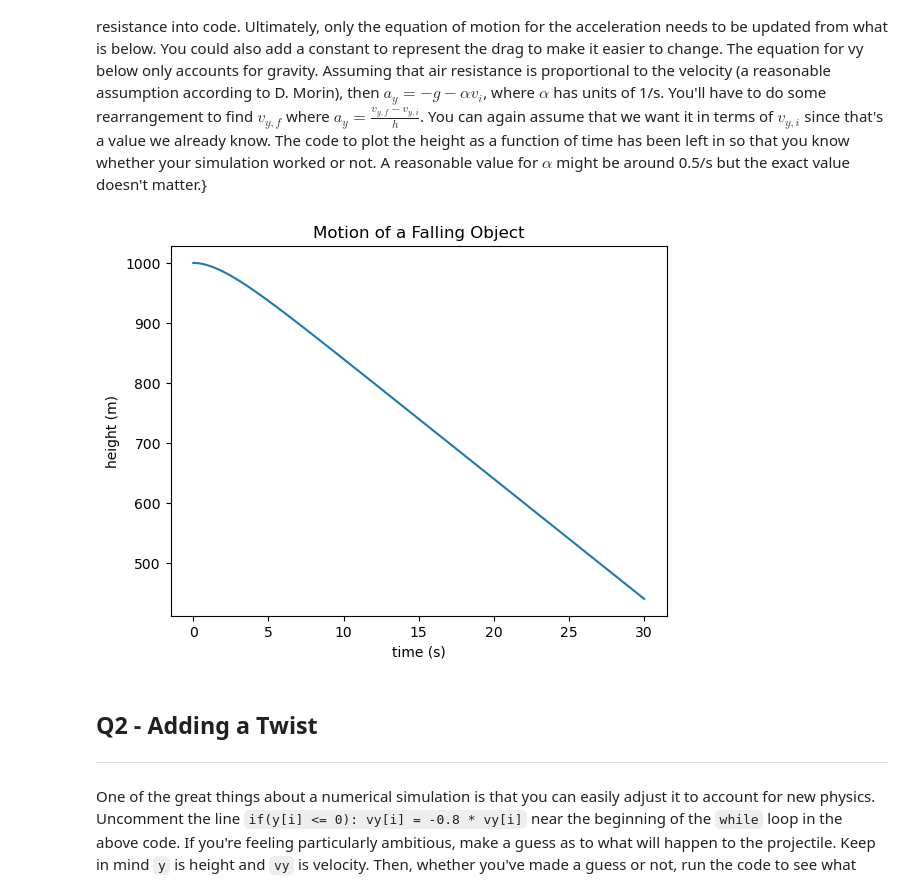
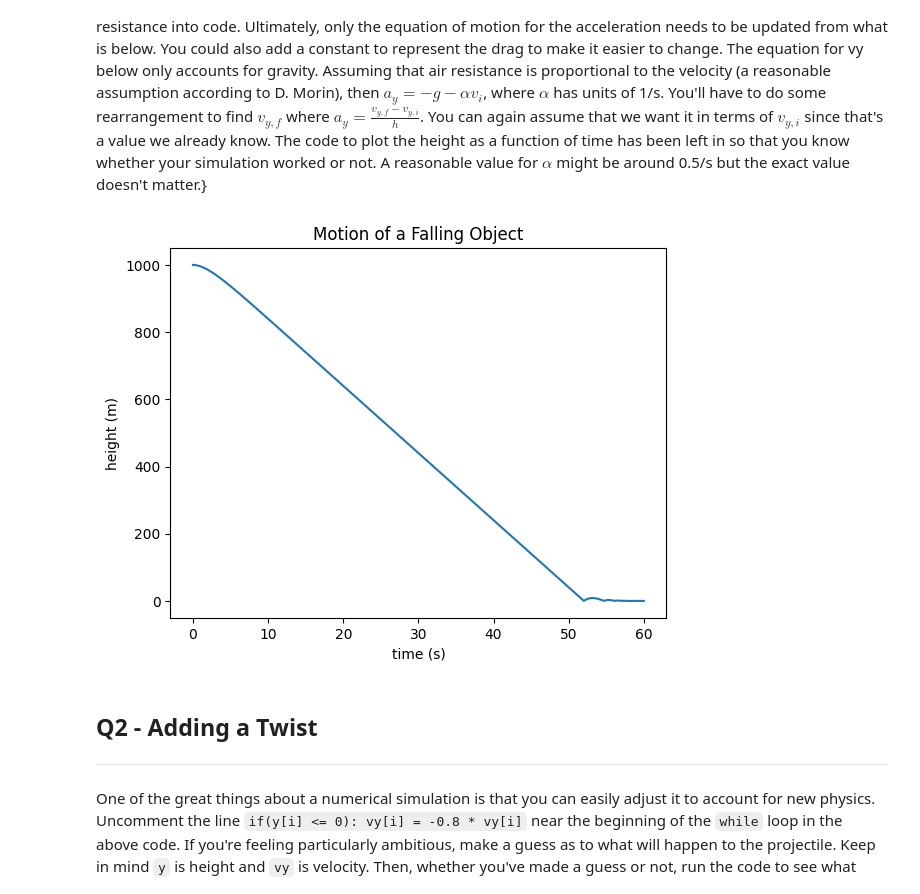
Before and after one commit to JeffKhuu/phys181lab, a Jupyter notebook: JeffKhuu-PHYS_146_Python_2_Wi24_Skeleton.ipynb, the cells around one changed output. Drawn from its saved outputs; the diff is of its cells as text; code cells hidden in the pictures.

```diff
--- a/JeffKhuu-PHYS_146_Python_2_Wi24_Skeleton.ipynb
+++ b/JeffKhuu-PHYS_146_Python_2_Wi24_Skeleton.ipynb
@@ -17,35 +17,35 @@ y0 = 1000 # Initial position in metres
 vy0 = 0 # Initial velocity in m/s
 a = 10 # Acceleration due to gravity in m/s^2; constant here
 alpha = 0.5 # Proportionality constant for simulating air resistance in 1/s
 
 # Simulation Parameters
 h = 0.001 # Time step in the simulation; smaller numbers are more accurate
-maxTime = 30 # Simulation will end at this time in seconds
+maxTime = 60 # Simulation will end at this time in seconds
 
 # Initialize Variables
 i = 0 # Current index in the arrays
 time = np.zeros(int(maxTime/h)+1) # Array to store the time values
 y = np.zeros(int(maxTime/h)+1) # Array to store the position at each time
 vy = np.zeros(int(maxTime/h)+1) # Array to store the velocity at each time
 y[0] = y0
 vy[0] = vy0
 
 # Simulation
 while(i < int(maxTime/h)):
     if(y[i] <= 0): vy[i] = -0.8 * vy[i]
     y[i+1] = vy[i] * h + y[i] # Update equation for y
     vy[i+1] = (- a - alpha * vy[i]) * h + vy[i] # Update equation for vy
     time[i+1] = time[i] + h
     i += 1
 
 # Plotting
 plt.plot(time, y)
 plt.title('Motion of a Falling Object')
 plt.xlabel('time (s)')
 plt.ylabel('height (m)')
 plt.show()
 # %% [output]
-[figure, old version]
+[figure, new version]
 # %% [markdown]
 ## Q2 - Adding a Twist
 
```
Also changed, not shown: parts of 3 cells of this notebook, 2 other files.
